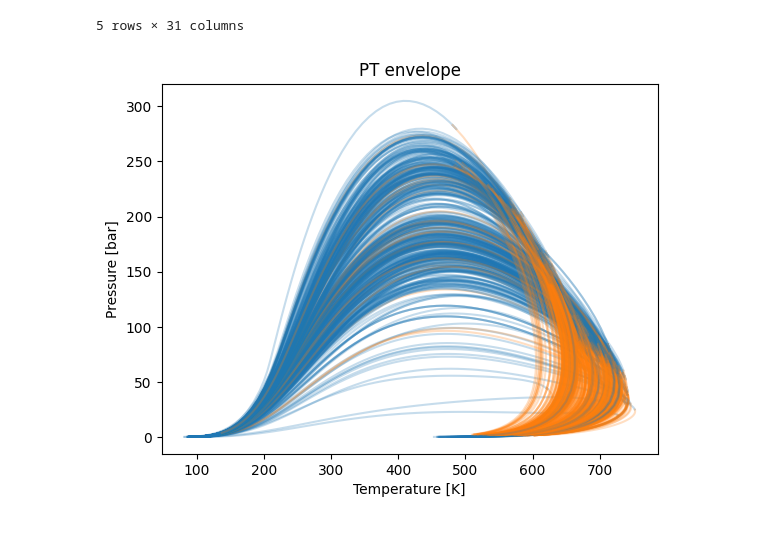
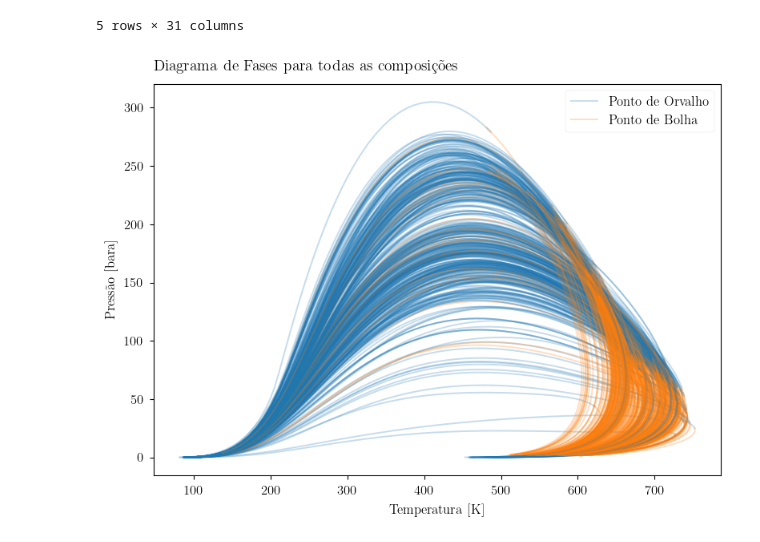
Before and after one commit to antonionicampos/nn-flash, a Jupyter notebook: notebooks/neqsim_sandbox.ipynb, the cells around one changed output. Cells and saved outputs as stored; diff of their text form; code cells hidden in the pictures.

```diff
--- a/notebooks/neqsim_sandbox.ipynb
+++ b/notebooks/neqsim_sandbox.ipynb
@@ -2,6 +2,7 @@
 import matplotlib.pyplot as plt
 import neqsim.thermo
 import numpy as np
+import os
 import pandas as pd
 
 
@@ -10,6 +11,9 @@ from neqsim.thermo import TPflash
 from neqsim.thermo.thermoTools import dataFrame, jNeqSim
 from smt.sampling_methods import LHS
 from typing import Dict
+
+plt.style.use("seaborn-v0_8-paper")
+plt.style.use(os.path.join("src", "visualization", "styles", "l3_mod.mplstyle"))
 # %% [markdown]
 ## Referências (NeqSim)
 
@@ -44,7 +48,7 @@ COMPONENTS = {
     "zC20": "nC20",
 }
 
-processed_data = pd.read_csv("experimental_data\\processed_data.csv")
+processed_data = pd.read_csv("data\\processed\\processed_data.csv")
 composition_data = processed_data.loc[:, processed_data.columns.str.contains("z")]
 
 def set_components(composition: Dict[str, float]):
@@ -66,45 +70,56 @@ processed_data.head()
 # %%
 for i in np.arange(processed_data.shape[0]):
     fluid1 = set_components(composition_data.loc[i, :].to_dict())
     thermoOps = jNeqSim.thermodynamicOperations.ThermodynamicOperations(fluid1)
     thermoOps.calcPTphaseEnvelope(True, 0.1)
 
     if 0.0 in list(thermoOps.getOperation().get("dewT")):
         # print(processed_data.loc[i, :].to_dict())
         thermoOps.calcPTphaseEnvelope(False, 0.1)
         if 0.0 in list(thermoOps.getOperation().get("dewT")):
             composition_data = composition_data.drop(i)
             processed_data = processed_data.drop(i)
             continue
 
-    plt.plot(
-        list(thermoOps.getOperation().get("dewT")),
-        list(thermoOps.getOperation().get("dewP")),
-        label="dew point",
-        alpha=0.25,
-        color="C0",
-    )
-    plt.plot(
-        list(thermoOps.getOperation().get("bubT")),
-        list(thermoOps.getOperation().get("bubP")),
-        label="bubble point",
-        alpha=0.25,
-        color="C1",
-    )
-plt.title("PT envelope")
-plt.xlabel("Temperature [K]")
-plt.ylabel("Pressure [bar]")
+    if i == 0:
+        plt.plot(
+            list(thermoOps.getOperation().get("dewT")),
+            list(thermoOps.getOperation().get("dewP")),
+            label="Ponto de Orvalho",
+            alpha=0.25,
+            color="C0",
+        )
+        plt.plot(
+            list(thermoOps.getOperation().get("bubT")),
+            list(thermoOps.getOperation().get("bubP")),
+            label="Ponto de Bolha",
+            alpha=0.25,
+            color="C1",
+        )
+    else:
+        plt.plot(
+            list(thermoOps.getOperation().get("dewT")),
+            list(thermoOps.getOperation().get("dewP")),
+            alpha=0.25,
+            color="C0",
+        )
+        plt.plot(
+            list(thermoOps.getOperation().get("bubT")),
+            list(thermoOps.getOperation().get("bubP")),
+            alpha=0.25,
+            color="C1",
+        )
+plt.title("Diagrama de Fases para todas as composições", loc="left")
+plt.xlabel("Temperatura [K]")
+plt.ylabel("Pressão [bara]")
+plt.legend()
+plt.savefig("phase_diagrams.png", dpi=600)
 plt.show()
 
 composition_data = composition_data.reset_index(drop=True)
 processed_data = processed_data.reset_index(drop=True)
-
-processed_data.to_csv(
-    ".\\experimental_data\\thermodinamically_processed_data.csv",
-    index=False,
-)
 # %% [output]
-[figure, old version]
+[figure, new version]
 # %%
 # P_sample (min, max): (10, 450)
 # T_sample (min, max): (150, 1125)
```
Also changed, not shown: parts of 4 cells of this notebook, 1 other file.
